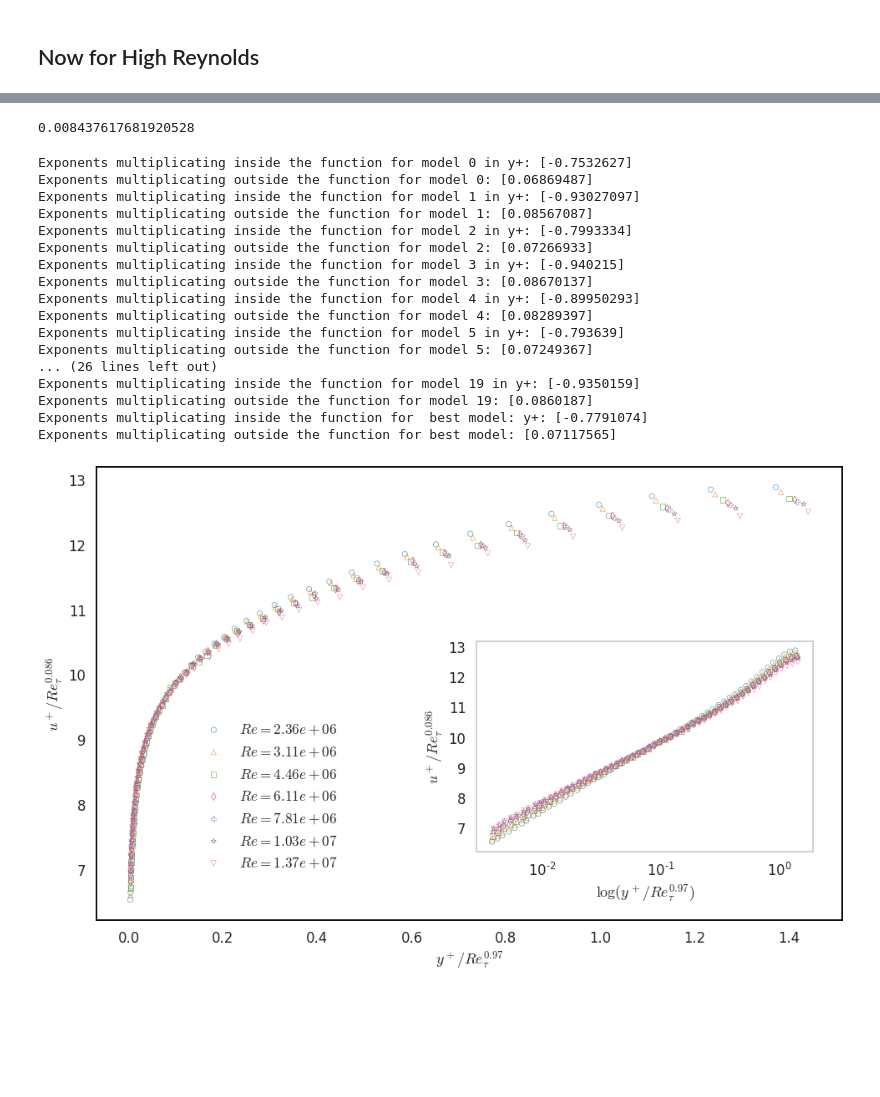
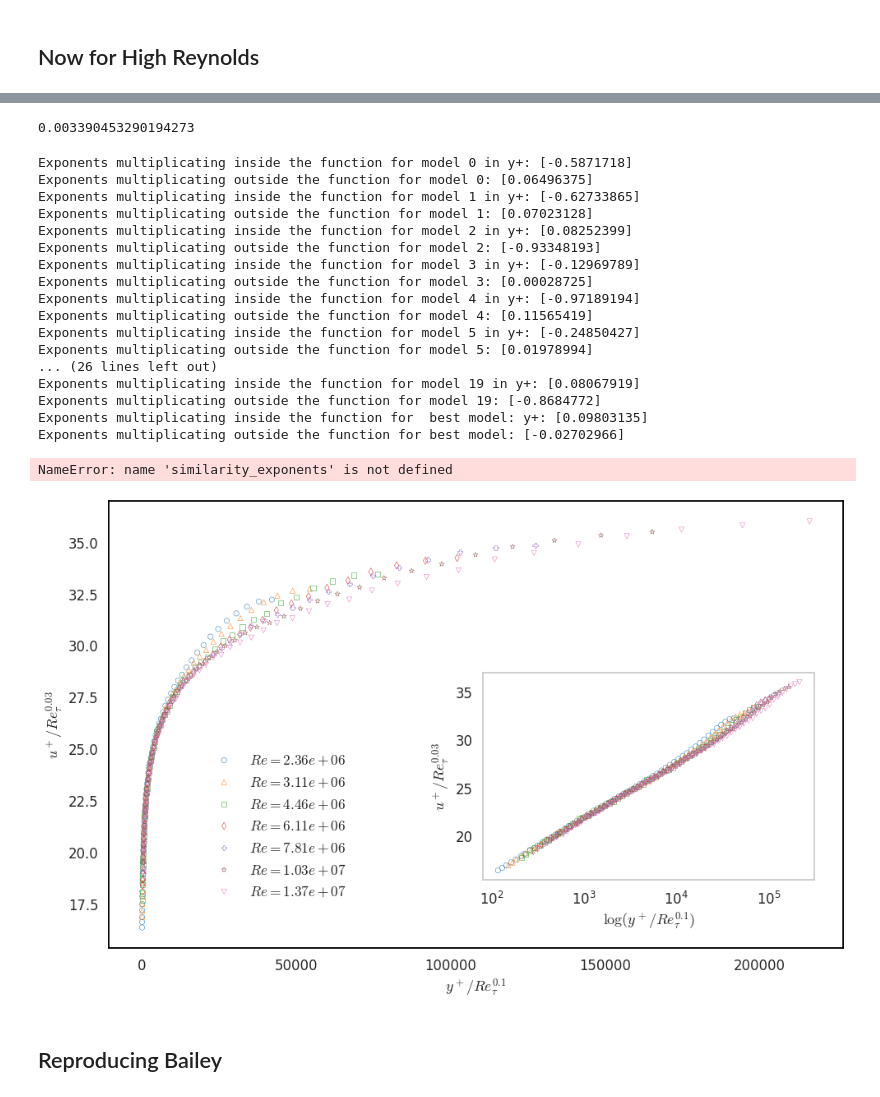
Before and after one commit to gabrielsanfins/BarenNet, a Jupyter notebook: src/notebooks/BarenNet_Extreme_Re_Log.ipynb, the cells around one changed output, grey strips where cells are left out. Saved outputs shown, nothing was run; the diff lists cells and outputs as text; code cells hidden in the pictures; blank space fills up the shorter version.

Commit message:
New notebook for boundary layer

```diff
--- a/src/notebooks/BarenNet_Extreme_Re_Log.ipynb
+++ b/src/notebooks/BarenNet_Extreme_Re_Log.ipynb
@@ -263,12 +237,14 @@ U_ = []
 possible_re_tau = [4.229500e+004, 5.453000e+004, 7.647800e+004, 1.022e+005, 1.279200e+005, 1.657e+005, 2.169800e+005]
 dic_x = {}
 dic_y = {}
+test = []
 
 for i in range(len(possible_re_tau)):
     possible_y = dfs[i]["y+"].values
     possible_u = dfs[i]["U+"].values
     for j in range(len(possible_y)):
-        if 3 * (possible_re_tau[i] ** (1 / 2)) < possible_y[j] < 0.1 * possible_re_tau[i]:              ### REGION WE WILL LOOK FOR LOG LAYER
+        if 1000 < possible_y[j] < 0.1 * possible_re_tau[i]:              ### REGION WE WILL LOOK FOR LOG LAYER
+            test.append(possible_re_tau[i])
             Y_.append(possible_y[j])
             U_.append(possible_u[j])
             Re_tau.append(possible_re_tau[i])
@@ -288,3 +264,4 @@ nonsimilar_keys = ['y+']
 
 xtrain = pd.DataFrame.from_dict(dic_x).values
 ytrain = pd.DataFrame.from_dict(dic_y).values
+print(len(test))
@@ -341,7 +314,7 @@ Iteration 20: current loss = 0.013292602263391018
 #best_model.fit(xtrain, ytrain, epochs = 1000, verbose = 2)
 best_model.evaluate(xtrain, ytrain, verbose = 0)
 # %% [output]
-0.008437617681920528
+0.003390453290194273
 # %%
 j = 0
 
@@ -362,26 +335,26 @@ for i in range(n_nonsimilar):
 multiplication_exponents = best_model.get_layer('multiplication_layer').weights[0][0].numpy()
 print('Exponents multiplicating outside the function for best model: '  + str(multiplication_exponents))
 # %% [output]
-Exponents multiplicating inside the function for model 0 in y+: [-0.7532627]
-Exponents multiplicating outside the function for model 0: [0.06869487]
-Exponents multiplicating inside the function for model 1 in y+: [-0.93027097]
-Exponents multiplicating outside the function for model 1: [0.08567087]
-Exponents multiplicating inside the function for model 2 in y+: [-0.7993334]
-Exponents multiplicating outside the function for model 2: [0.07266933]
-Exponents multiplicating inside the function for model 3 in y+: [-0.940215]
-Exponents multiplicating outside the function for model 3: [0.08670137]
-Exponents multiplicating inside the function for model 4 in y+: [-0.89950293]
-Exponents multiplicating outside the function for model 4: [0.08289397]
-Exponents multiplicating inside the function for model 5 in y+: [-0.793639]
-Exponents multiplicating outside the function for model 5: [0.07249367]
+Exponents multiplicating inside the function for model 0 in y+: [-0.5871718]
+Exponents multiplicating outside the function for model 0: [0.06496375]
+Exponents multiplicating inside the function for model 1 in y+: [-0.62733865]
+Exponents multiplicating outside the function for model 1: [0.07023128]
+Exponents multiplicating inside the function for model 2 in y+: [0.08252399]
+Exponents multiplicating outside the function for model 2: [-0.93348193]
+Exponents multiplicating inside the function for model 3 in y+: [-0.12969789]
+Exponents multiplicating outside the function for model 3: [0.00028725]
+Exponents multiplicating inside the function for model 4 in y+: [-0.97189194]
+Exponents multiplicating outside the function for model 4: [0.11565419]
+Exponents multiplicating inside the function for model 5 in y+: [-0.24850427]
+Exponents multiplicating outside the function for model 5: [0.01978994]
 ... (26 lines left out)
-Exponents multiplicating inside the function for model 19 in y+: [-0.9350159]
-Exponents multiplicating outside the function for model 19: [0.0860187]
-Exponents multiplicating inside the function for  best model: y+: [-0.7791074]
-Exponents multiplicating outside the function for best model: [0.07117565]
+Exponents multiplicating inside the function for model 19 in y+: [0.08067919]
+Exponents multiplicating outside the function for model 19: [-0.8684772]
+Exponents multiplicating inside the function for  best model: y+: [0.09803135]
+Exponents multiplicating outside the function for best model: [-0.02702966]
 # %%
-scaling_factor_y = 0.97
-scaling_factor_u = 0.086
+scaling_factor_y = -similarity_exponents
+scaling_factor_u = multiplication_exponents
 
 y__ = []
 u__ = []
@@ -393,6 +366,8 @@ for i in range(len(dfs)):
     uplus = dfs[i]['U+']
     y__.append(yplus / (Re_tau[i] ** scaling_factor_y))
     u__.append(uplus / (Re_tau[i] ** scaling_factor_u))
+# %% [output]
+NameError: name 'similarity_exponents' is not defined
 # %%
 fig, ax1 = plt.subplots(figsize=(16, 10))
 
@@ -401,39 +376,41 @@ ax2 = fig.add_axes([left, bottom, width, height])
 
 colors = matplotlib.cm.tab10(np.linspace(0, 1, 10))
 markers=['o','^','s','d','P','*','v','X','<']
 line_width = 0.5
 
 j=0
 for i in range(len(dfs)):
     ax1.scatter(y__[i][:-1] , u__[i][:-1] , s=40 , linewidth = line_width , facecolors='none', color = colors[i], marker = markers[j%len(markers)], label = r'$Re= $'+r'${:.2e}$'.format(Re[i]))
     j+=1
 
 j=0
 for i in range(len(dfs)):
     ax2.scatter(y__[i][:-1] , u__[i][:-1] , s=40 , linewidth = line_width, facecolors = 'none', color = colors[i] , marker = markers[j%len(markers)], label = 'Mck, Re= '+'{:.2e}'.format(Re[i]))
     j+=1
 
 font = font_manager.FontProperties(family='DejaVu Sans',
                                    weight='roman',
                                    style='normal', size = 'xx-large', stretch = 'ultra-condensed')
 
 ax1.legend(bbox_to_anchor=(0.13, 0.45), loc = 'upper left', edgecolor = 'white', framealpha = 0, prop = font, borderaxespad=0.)
-ax1.set_xlabel(r"$y^+/Re_\tau^{0.97}$")
-ax1.set_ylabel(r'$u^+/Re_\tau^{0.086}$')
+ax1.set_xlabel(r"$y^+/Re_\tau^{0.1}$")
+ax1.set_ylabel(r'$u^+/Re_\tau^{0.03}$')
 #ax1.set_ylim([2,15])
 ax1.grid(False)
 ax1.spines['bottom'].set_color('black')
 ax1.spines['top'].set_color('black')
 ax1.spines['left'].set_color('black')
 ax1.spines['right'].set_color('black')
-ax2.set_xlabel(r"$\log(y^+/Re_\tau^{0.97})$")
-ax2.set_ylabel(r'$u^+/Re_\tau^{0.086}$')
+ax2.set_xlabel(r"$\log(y^+/Re_\tau^{0.1})$")
+ax2.set_ylabel(r'$u^+/Re_\tau^{0.03}$')
 ax2.set_xscale('log')
 #ax2.set_xlim([0.01,1])
 ax2.grid(False)
-plt.savefig('Figures/BarenNet exponents for log layer (High Reynolds).pdf', format='pdf', dpi=1200)
+#plt.savefig('Figures/BarenNet exponents for log layer (High Reynolds).pdf', format='pdf', dpi=1200)
 # %% [output]
-[figure, old version]
+[figure, new version]
+# %% [markdown]
+## Reproducing Bailey
 # %%
 dfs = [dfSB75k_M, dfSB150k_M, dfSB230k_M, dfSB310k_M, dfSB410k_M, dfSB540k_M, dfSB750k_M, dfSB1M_M, dfSB1M300k_M, dfSB1M700k_M, dfSB2M300k_M, dfSB3M_M, dfSB4M_M, dfSB6M_M, dfSB7M_M, dfSB10M_M, dfSB13M_M]
 Re_tau = []
```
Also changed, not shown: parts of 9 cells of this notebook, 1 other file.
